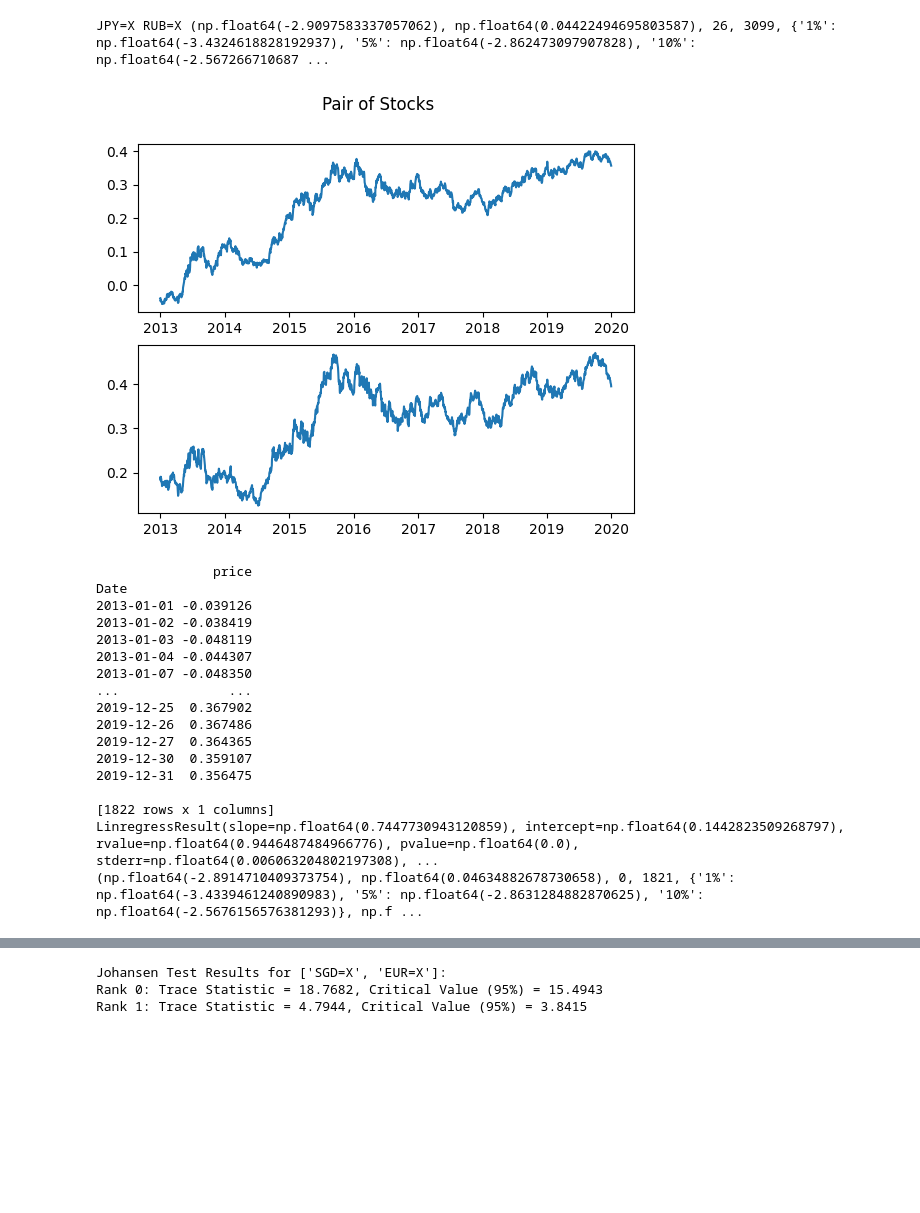
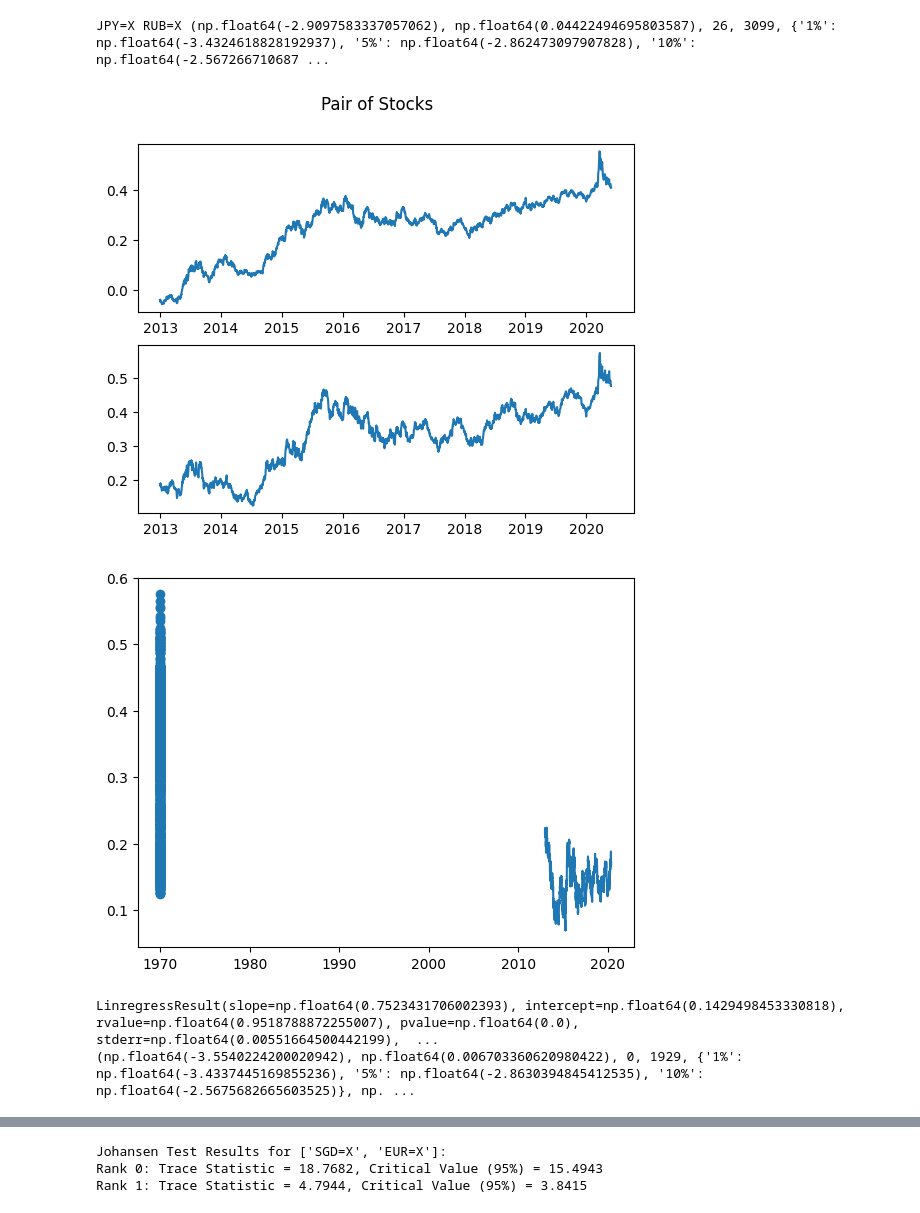
Before and after one commit to BienBienBuen/Quant-project, a Jupyter notebook: notes.ipynb, the cells around one changed output, grey strips where cells are left out. Drawn from its saved outputs; the diff is of its cells as text; code cells hidden in the pictures; blank space fills up the shorter version.

```diff
--- a/notes.ipynb
+++ b/notes.ipynb
@@ -119,42 +119,28 @@ JPY=X RUB=X (np.float64(-2.9097583337057062), np.float64(0.04422494695803587), 2
 # %%
 def plot_pairs(data1, data2):
     fig, (ax1, ax2) = plt.subplots(2)
     fig.suptitle("Pair of Stocks")
     ax1.plot(data1)
     ax2.plot(data2)
     plt.show()
 
 if __name__ == '__main__':
     start_date = datetime.datetime(2013, 1,1)
-    end_date = datetime.datetime(2020,1,1)
+    end_date = datetime.datetime(2020,6,1)
 
     pair1 = download_data('AUD=X', start_date, end_date).apply(np.log)
     pair2 = download_data('NZD=X', start_date, end_date).apply(np.log)
 
     plot_pairs(pair1, pair2)
     plt.scatter(pair1.values, pair2.values)
 
     result = linregress(pair1.values[:,0], pair2.values[:,0])
-    residuals = pair1 - result.slope * pair2
+    residuals = pair2 - result.slope * pair1
     adf = ts.adfuller(residuals)
     print(result)
     print(adf)
 # %% [output]
-[figure, old version]
+[figure, new version]
+[figure, new version]
-               price
-Date
-2013-01-01 -0.039126
-2013-01-02 -0.038419
-2013-01-03 -0.048119
-2013-01-04 -0.044307
-2013-01-07 -0.048350
-...              ...
-2019-12-25  0.367902
-2019-12-26  0.367486
-2019-12-27  0.364365
-2019-12-30  0.359107
-2019-12-31  0.356475
-
-[1822 rows x 1 columns]
-LinregressResult(slope=np.float64(0.7447730943120859), intercept=np.float64(0.1442823509268797), rvalue=np.float64(0.9446487484966776), pvalue=np.float64(0.0), stderr=np.float64(0.006063204802197308), ...
-(np.float64(-2.8914710409373754), np.float64(0.04634882678730658), 0, 1821, {'1%': np.float64(-3.4339461240890983), '5%': np.float64(-2.8631284882870625), '10%': np.float64(-2.5676156576381293)}, np.f ...
+LinregressResult(slope=np.float64(0.7523431706002393), intercept=np.float64(0.1429498453330818), rvalue=np.float64(0.9518788872255007), pvalue=np.float64(0.0), stderr=np.float64(0.00551664500442199),  ...
+(np.float64(-3.5540224200020942), np.float64(0.006703360620980422), 0, 1929, {'1%': np.float64(-3.4337445169855236), '5%': np.float64(-2.8630394845412535), '10%': np.float64(-2.5675682665603525)}, np. ...
```
Also changed, not shown: parts of 3 cells of this notebook, 4 other files.
